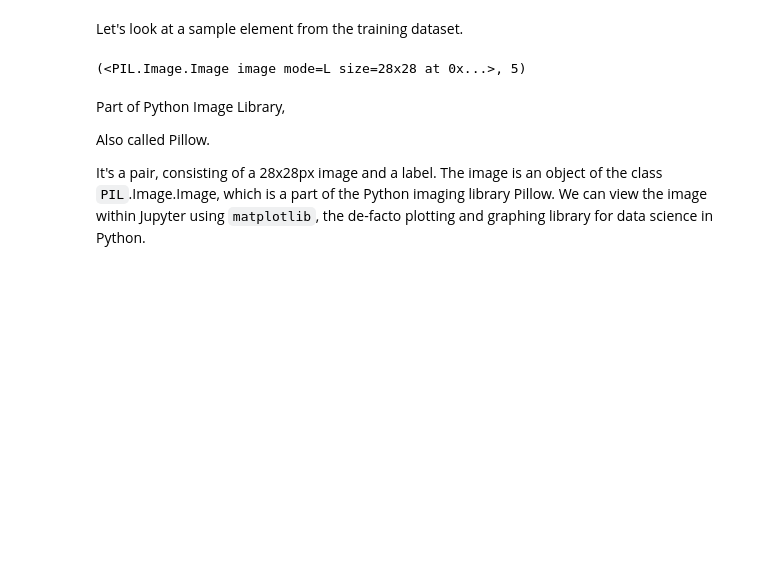
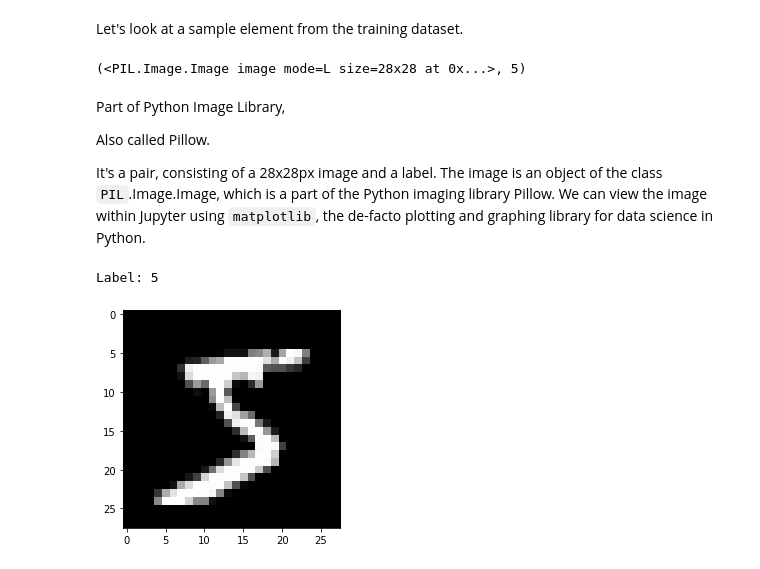
Before and after one commit to Monika171/Deep-Learning-with-Pytorch, a Jupyter notebook: logisticregression_softmax_cross_entropy.ipynb, the cells around one changed output. Saved outputs shown, nothing was run; the diff lists cells and outputs as text; code cells hidden in the pictures; blank space fills up the shorter version.

```diff
--- a/logisticregression_softmax_cross_entropy.ipynb
+++ b/logisticregression_softmax_cross_entropy.ipynb
@@ -67,0 +72,7 @@ It's a pair, consisting of a 28x28px image and a label. The image is an object o
+# %%
+image, label = dataset[0]
+plt.imshow(image, cmap='gray')
+print('Label:', label)
+# %% [output]
+Label: 5
+[figure, added]
```
Also changed, not shown: parts of 61 cells of this notebook.
